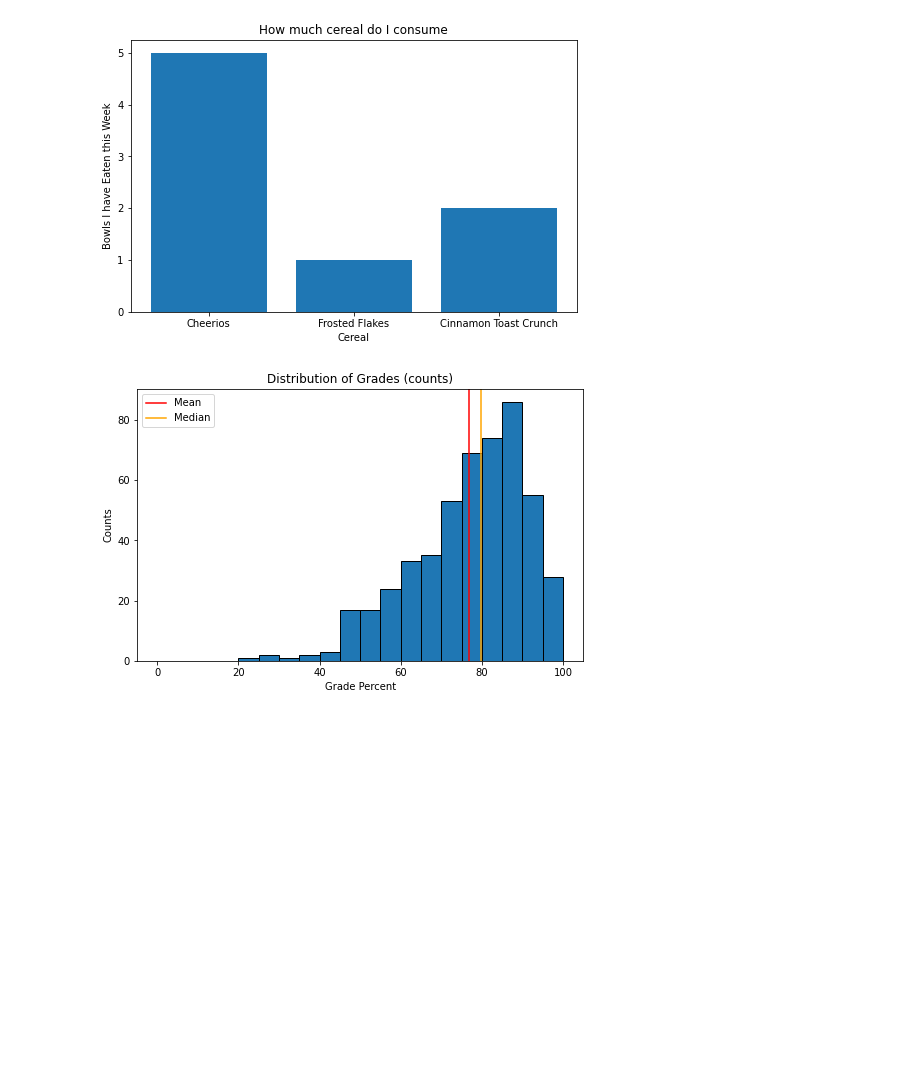
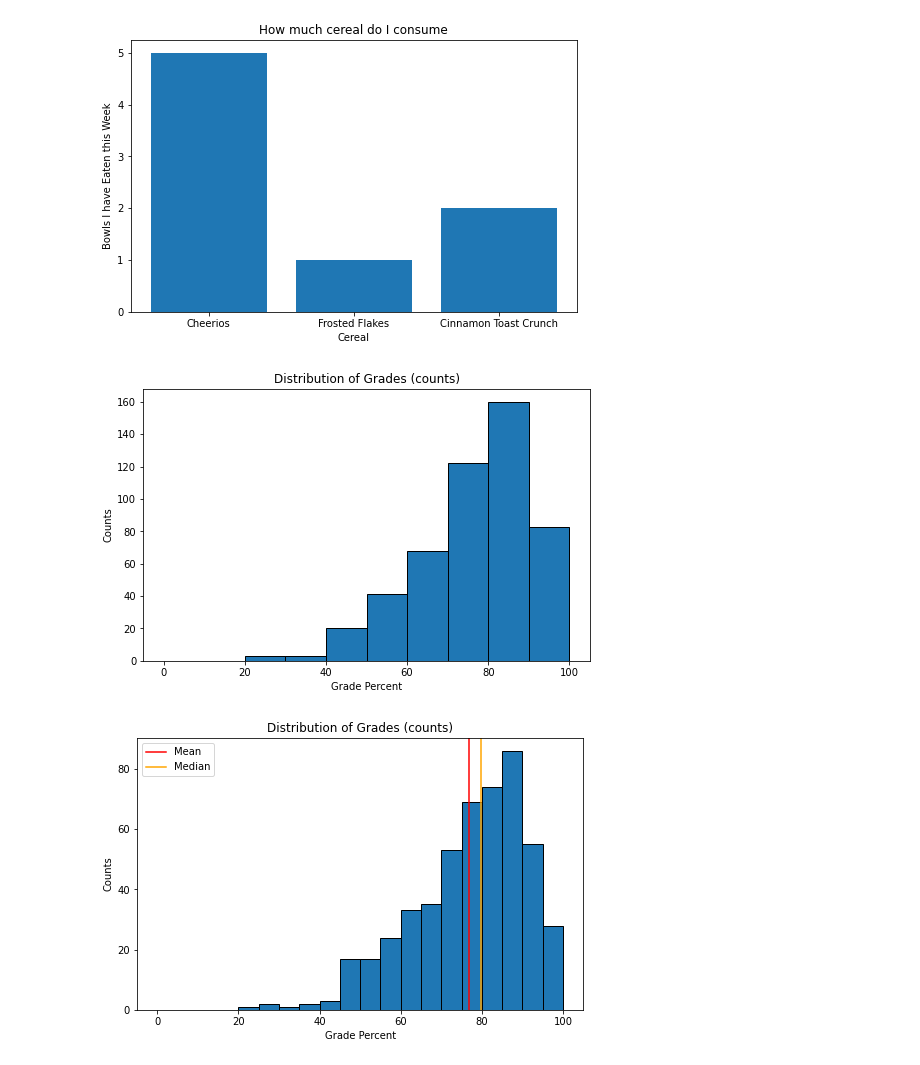
Before and after one commit to dnnyw/intro-to-ds-resources, a Jupyter notebook: visualizations.ipynb, the cells around one changed output. Drawn from its saved outputs; the diff is of its cells as text; code cells hidden in the pictures; blank space fills up the shorter version.

```diff
--- a/visualizations.ipynb
+++ b/visualizations.ipynb
@@ -47,6 +44,18 @@ fig, ax = plot_bar(categories = cereals,
 fig.savefig("images/lecture3barplot2.png")
 # %% [output]
 [figure]
+# %%
+grade_percents = gen_numerical_data()
+
+fig, ax = plot_histogram(data = grade_percents*100,
+    bins = np.arange(0,101, 10),
+    x_label = "Grade Percent",
+    y_label = "Counts",
+    title = "Distribution of Grades (counts)")
+
+fig.savefig("images/lecture3histogram2.png")
+# %% [output]
+[figure, added]
 # %%
 grade_percents = gen_numerical_data()
 
```
Also changed, not shown: parts of 1 cell of this notebook, 4 other files.
